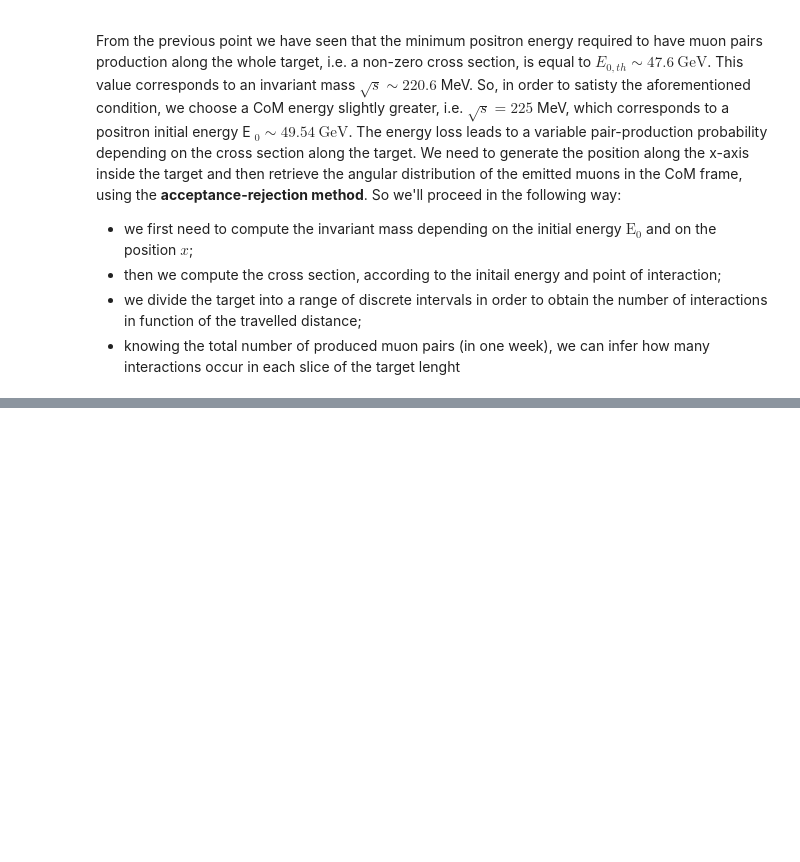
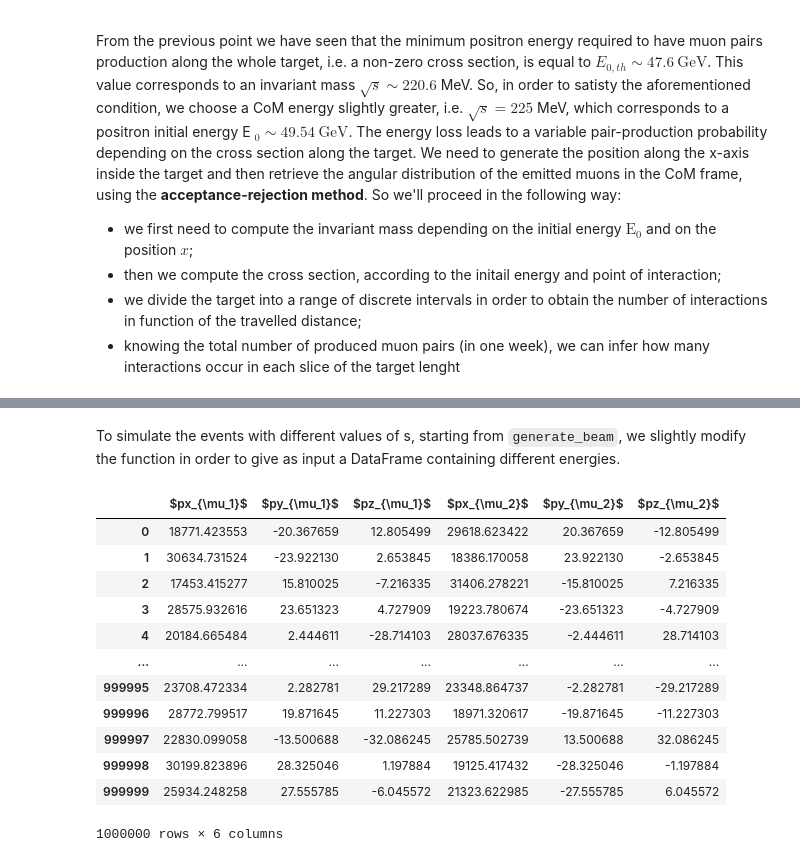
Before and after one commit to vanessacerrone/LEMMA_project, a Jupyter notebook: project.ipynb, the cells around one changed output, grey strips where cells are left out. Drawn from its saved outputs; the diff is of its cells as text; code cells hidden in the pictures; blank space fills up the shorter version.

Commit message:
finished attenuated beam part

```diff
--- a/project.ipynb
+++ b/project.ipynb
@@ -655,0 +733,57 @@ array([0.05172414, 0.15517241, 0.25862069, 0.36206897, 0.46551724,
+# %% [markdown]
+To simulate the events with different values of s, starting from `generate_beam`, we slightly modify the function
+in order to give as input a DataFrame containing different energies.
+# %%
+
+def generate_beam_df(df):
+
+
+    batch_size = df.shape[0]
+    pnorm = norm(df.Energy) # Norm of muon 3-momentum in CM
+
+    # Compute inverse CDF of g(theta*) by interpolation
+    theta_star = np.linspace(0, np.pi, N)
+    inv_cdf = interp1d(g_cdf(df.Energy, theta_star), theta_star, fill_value='extrapolate')
+
+    # Sample angles
+    num_samples = N
+    unif_samples = np.random.uniform(size=batch_size)
+
+    phis = np.random.uniform(0, 2 * np.pi, size=batch_size)
+    thetas = inv_cdf(unif_samples)
+
+
+    # Compute cartesian components of 3-vector
+    px_cm = pnorm * np.cos(df.Angles)
+    py_cm = pnorm * np.sin(df.Angles) * np.cos(phis)
+    pz_cm = pnorm * np.sin(df.Angles) * np.sin(phis)
+
+
+    _,px1 = energy_x_boost(df.Energy, px_cm)  # px for first muon
+    _,px2 = energy_x_boost(df.Energy, -px_cm) # px for second muon
+    # py and pz are orthogonal to boost axis, and so they remain the same
+
+    return np.stack((px1, py_cm, pz_cm, px2, -py_cm, -pz_cm), axis=1)
+
+
+# generate events
+events_att = generate_beam_df(df_energies_mono_att)
+# save events in txt file and dataframe
+np.savetxt("Momenta_monochromatic_attenuated.txt", events_att) # save to file
+df_monochromatic_att = pd.DataFrame(events_att, columns = [  '$px_{\mu_1}$','$py_{\mu_1}$','$pz_{\mu_1}$','$px_{\mu_2}$','$py_{\mu_2}$','$pz_{\mu_2}$'])
+df_monochromatic_att.to_csv('Events_attenuated_mono.csv')
+df_monochromatic_att
+# %% [output]
+|  | $px_{\mu_1}$ | $py_{\mu_1}$ | $pz_{\mu_1}$ | $px_{\mu_2}$ | $py_{\mu_2}$ | $pz_{\mu_2}$ |
+| 0 | 18771.423553 | -20.367659 | 12.805499 | 29618.623422 | 20.367659 | -12.805499 |
+| 1 | 30634.731524 | -23.922130 | 2.653845 | 18386.170058 | 23.922130 | -2.653845 |
+| 2 | 17453.415277 | 15.810025 | -7.216335 | 31406.278221 | -15.810025 | 7.216335 |
+| 3 | 28575.932616 | 23.651323 | 4.727909 | 19223.780674 | -23.651323 | -4.727909 |
+| 4 | 20184.665484 | 2.444611 | -28.714103 | 28037.676335 | -2.444611 | 28.714103 |
+| ... | ... | ... | ... | ... | ... | ... |
+| 999995 | 23708.472334 | 2.282781 | 29.217289 | 23348.864737 | -2.282781 | -29.217289 |
+| 999996 | 28772.799517 | 19.871645 | 11.227303 | 18971.320617 | -19.871645 | -11.227303 |
+| 999997 | 22830.099058 | -13.500688 | -32.086245 | 25785.502739 | 13.500688 | 32.086245 |
+| 999998 | 30199.823896 | 28.325046 | 1.197884 | 19125.417432 | -28.325046 | -1.197884 |
+| 999999 | 25934.248258 | 27.555785 | -6.045572 | 21323.622985 | -27.555785 | 6.045572 |
+1000000 rows × 6 columns
```
Also changed, not shown: parts of 7 cells of this notebook, 2 other files.
